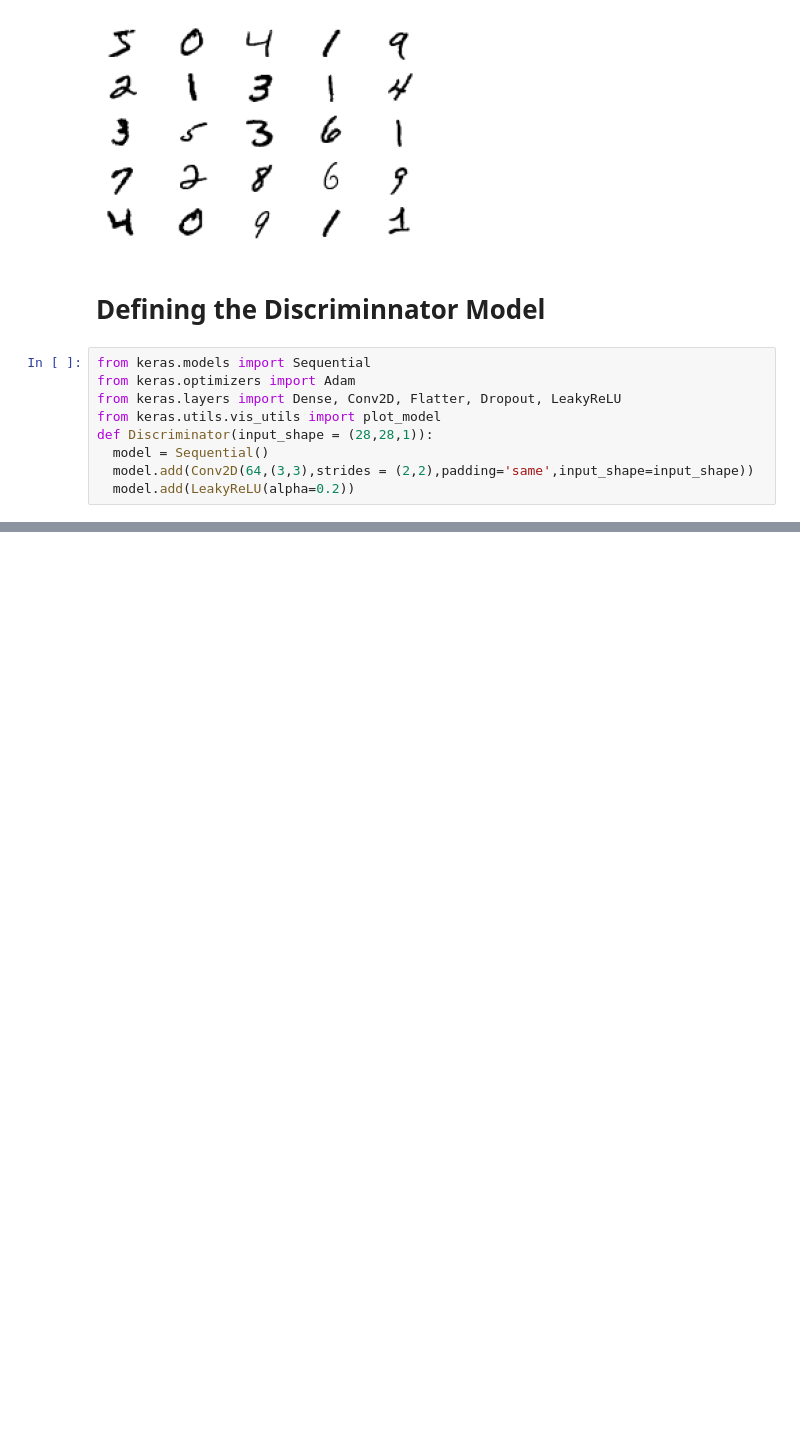
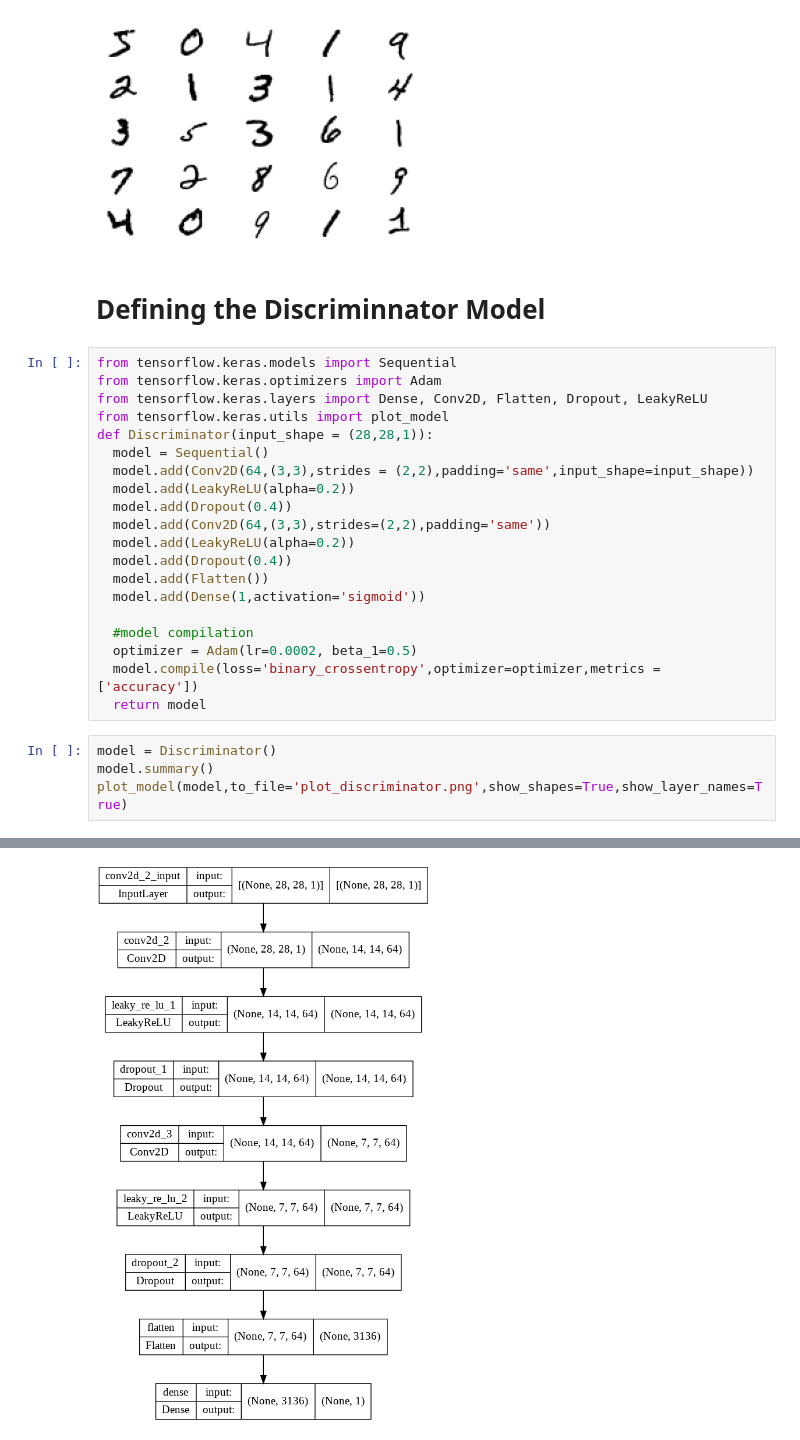
Before and after one commit to muhammad-usman147/Mnist---GAN-network, a Jupyter notebook: GAN_Mnst.ipynb, the cells around one changed output, grey strips where cells are left out. Drawn from its saved outputs; the diff is of its cells as text; blank space fills up the shorter version.

Commit message:
discriminator-added

```diff
--- a/GAN_Mnst.ipynb
+++ b/GAN_Mnst.ipynb
@@ -49,11 +52,27 @@ for i in range(25):
 # %% [markdown]
 # Defining the Discriminnator Model
 # %%
-from keras.models import Sequential
-from keras.optimizers import Adam
-from keras.layers import Dense, Conv2D, Flatter, Dropout, LeakyReLU
-from keras.utils.vis_utils import plot_model
+from tensorflow.keras.models import Sequential
+from tensorflow.keras.optimizers import Adam
+from tensorflow.keras.layers import Dense, Conv2D, Flatten, Dropout, LeakyReLU
+from tensorflow.keras.utils import plot_model
 def Discriminator(input_shape = (28,28,1)):
   model = Sequential()
   model.add(Conv2D(64,(3,3),strides = (2,2),padding='same',input_shape=input_shape))
   model.add(LeakyReLU(alpha=0.2))
+  model.add(Dropout(0.4))
+  model.add(Conv2D(64,(3,3),strides=(2,2),padding='same'))
+  model.add(LeakyReLU(alpha=0.2))
+  model.add(Dropout(0.4))
+  model.add(Flatten())
+  model.add(Dense(1,activation='sigmoid'))
+
+  #model compilation
+  optimizer = Adam(lr=0.0002, beta_1=0.5)
+  model.compile(loss='binary_crossentropy',optimizer=optimizer,metrics = ['accuracy'])
+  return model
+# %%
+model = Discriminator()
+model.summary()
+plot_model(model,to_file='plot_discriminator.png',show_shapes=True,show_layer_names=True)
+# %% [output]
@@ -59,0 +96 @@ def Discriminator(input_shape = (28,28,1)):
+[figure, added]
```
Also changed, not shown: parts of 2 cells of this notebook.
